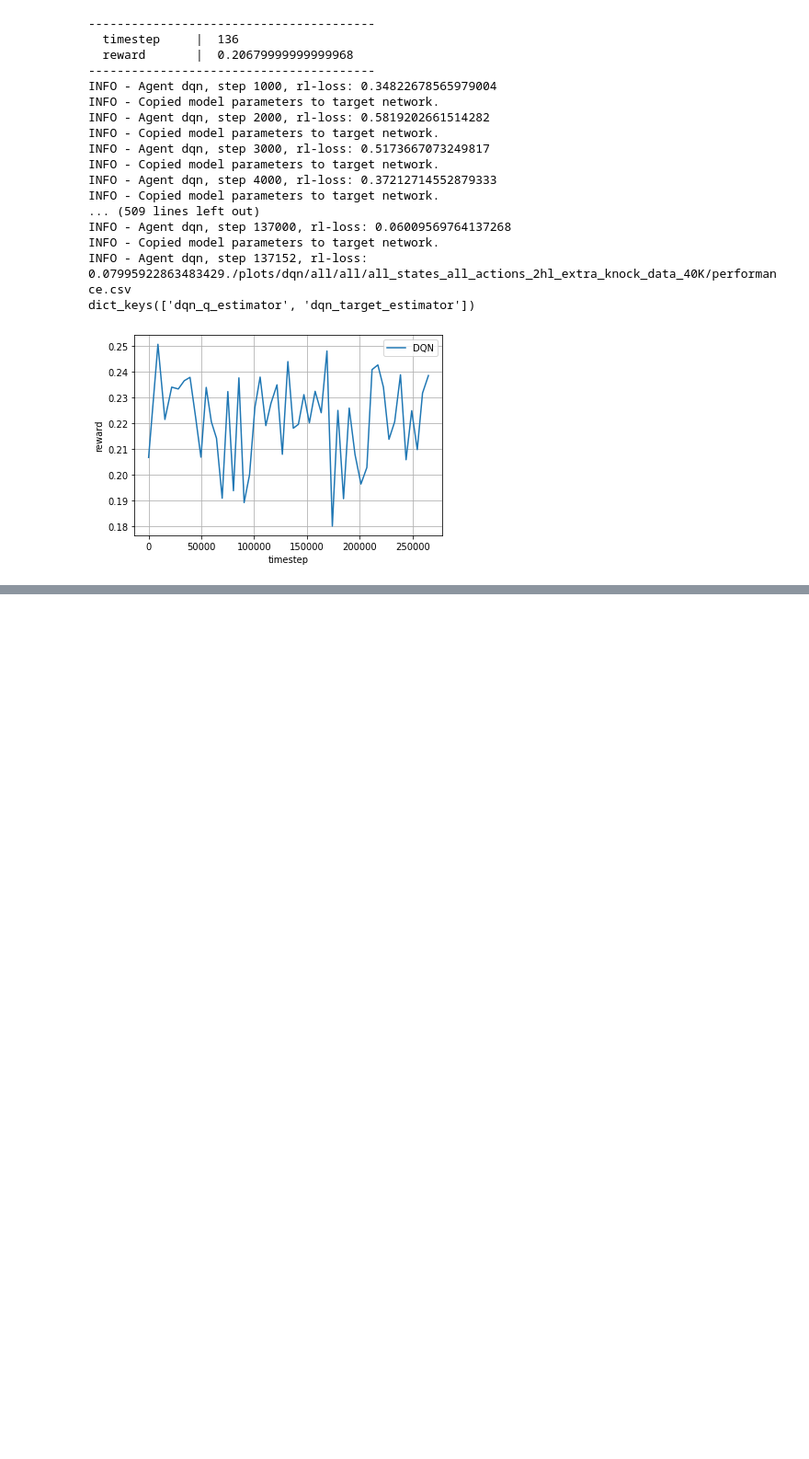
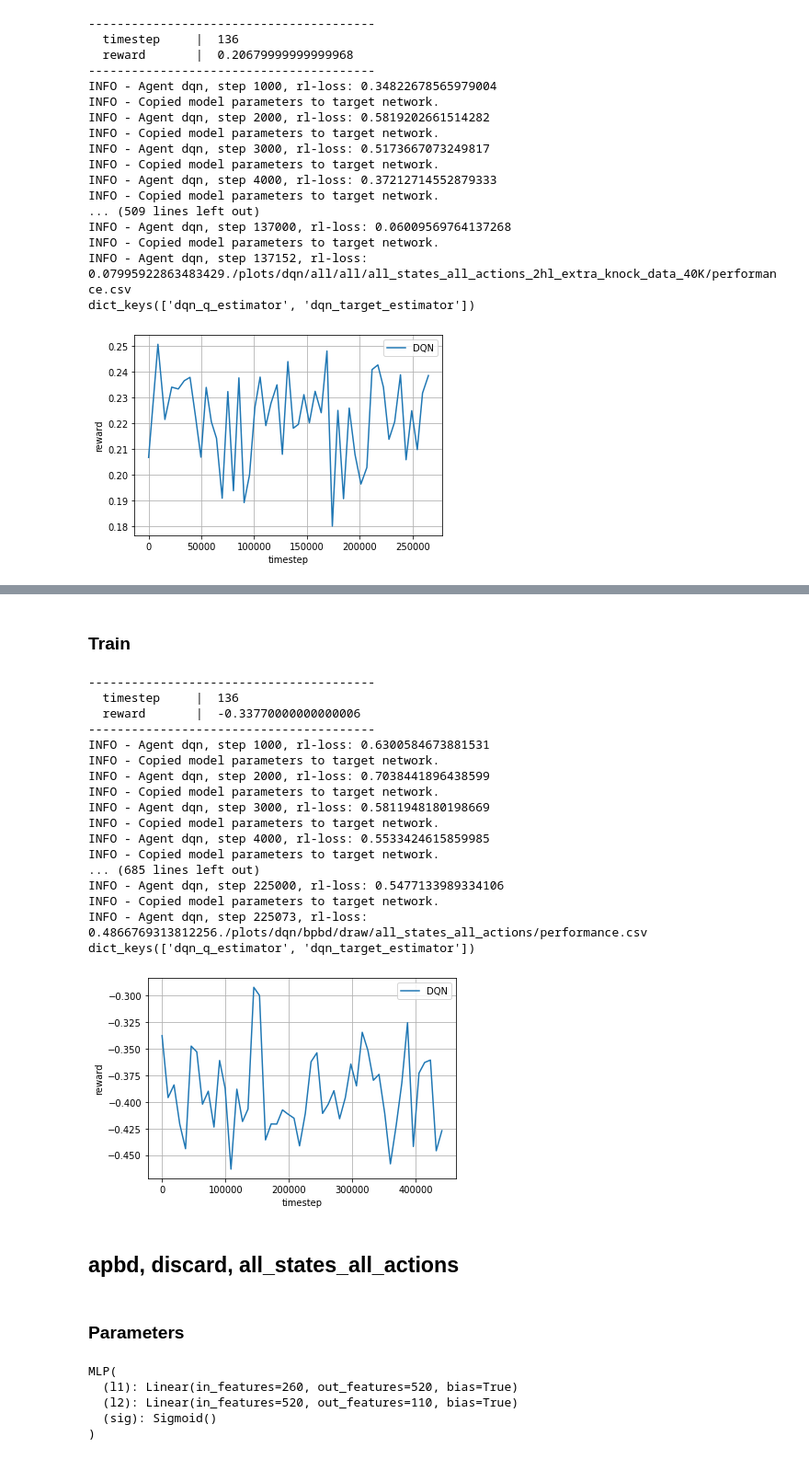
Before and after one commit to tancalv2/PretrainGinRummy, a Jupyter notebook: dqn.ipynb, the cells around one changed output, grey strips where cells are left out. Shown at 92% size. Saved outputs shown, nothing was run; the diff lists cells and outputs as text; code cells hidden in the pictures; blank space fills up the shorter version.

Commit message:
Train dqn on remaining models
bpbd draw,
apbd discard,
apbd knock,
baseline

```diff
--- a/dqn.ipynb
+++ b/dqn.ipynb
@@ -378,0 +473,13 @@ dict_keys(['dqn_q_estimator', 'dqn_target_estimator'])
+# %%
+model = torch.load('{}/models/{}/{}/{}/model.pt'.format(pth,state,action,model_name), map_location=device)
+
+# load pretrained weights
+agent.q_estimator.qnet.fc_layers[1].weight = torch.nn.Parameter(model.l1.weight)
+agent.q_estimator.qnet.fc_layers[1].bias = torch.nn.Parameter(model.l1.bias)
+agent.q_estimator.qnet.fc_layers[3].weight = torch.nn.Parameter(model.l2.weight)
+agent.q_estimator.qnet.fc_layers[3].bias = torch.nn.Parameter(model.l2.bias)
+
+agent.target_estimator.qnet.fc_layers[1].weight = torch.nn.Parameter(model.l1.weight)
+agent.target_estimator.qnet.fc_layers[1].bias = torch.nn.Parameter(model.l1.bias)
+agent.target_estimator.qnet.fc_layers[3].weight = torch.nn.Parameter(model.l2.weight)
+agent.target_estimator.qnet.fc_layers[3].bias = torch.nn.Parameter(model.l2.bias)
@@ -378,0 +496,53 @@ dict_keys(['dqn_q_estimator', 'dqn_target_estimator'])
+# %% [markdown]
+### Train
+# %%
+# Training Loop
+for episode in range(episode_num):
+
+    # Generate data from the environment
+    trajectories, _ = env.run(is_training=True)
+
+    # Feed transitions into agent memory, and train the agent
+    for ts in trajectories[0]:
+        agent.feed(ts)
+
+    # Evaluate the performance. Play with random agents.
+    if episode % evaluate_every == 0:
+        logger.log_performance(env.timestep, tournament(eval_env, evaluate_num)[0])
+
+# Close files in the logger
+logger.close_files()
+
+# Plot the learning curve
+logger.plot('DQN')
+
+# Save model
+save_dir = 'models/dqn/{}/{}/{}'.format(state,action,model_name)
+if not os.path.exists(save_dir):
+    os.makedirs(save_dir)
+state_dict = agent.get_state_dict()
+print(state_dict.keys())
+torch.save(state_dict, os.path.join(save_dir, 'model.pth'))
+# %% [output]
+----------------------------------------
+  timestep     |  136
+  reward       |  -0.33770000000000006
+----------------------------------------
+INFO - Agent dqn, step 1000, rl-loss: 0.6300584673881531
+INFO - Copied model parameters to target network.
+INFO - Agent dqn, step 2000, rl-loss: 0.7038441896438599
+INFO - Copied model parameters to target network.
+INFO - Agent dqn, step 3000, rl-loss: 0.5811948180198669
+INFO - Copied model parameters to target network.
+INFO - Agent dqn, step 4000, rl-loss: 0.5533424615859985
+INFO - Copied model parameters to target network.
+... (685 lines left out)
+INFO - Agent dqn, step 225000, rl-loss: 0.5477133989334106
+INFO - Copied model parameters to target network.
+INFO - Agent dqn, step 225073, rl-loss: 0.4866769313812256./plots/dqn/bpbd/draw/all_states_all_actions/performance.csv
+dict_keys(['dqn_q_estimator', 'dqn_target_estimator'])
+[figure, added]
+# %% [markdown]
+## apbd, discard, all_states_all_actions
+# %% [markdown]
+### Parameters
@@ -378,0 +566,8 @@ dict_keys(['dqn_q_estimator', 'dqn_target_estimator'])
+# %%
+torch.load('{}/models/{}/{}/{}/model.pt'.format(pth,state,action,model_name), map_location=device)
+# %% [output]
+MLP(
+  (l1): Linear(in_features=260, out_features=520, bias=True)
+  (l2): Linear(in_features=520, out_features=110, bias=True)
+  (sig): Sigmoid()
+)
```
Also changed, not shown: parts of 39 cells of this notebook, 16 other files.
